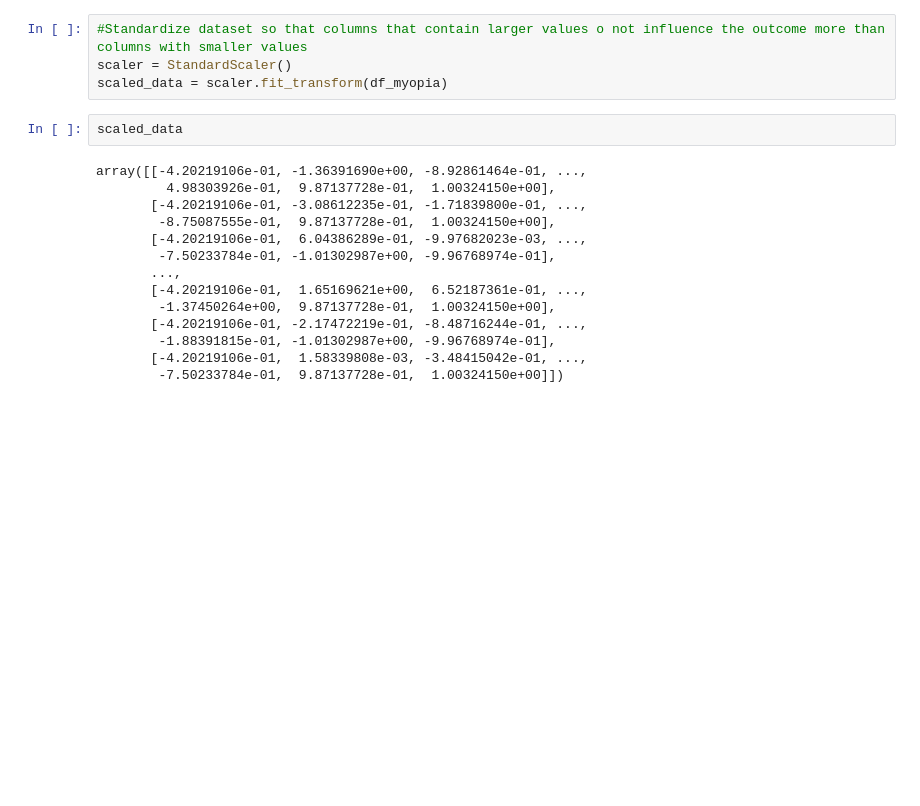
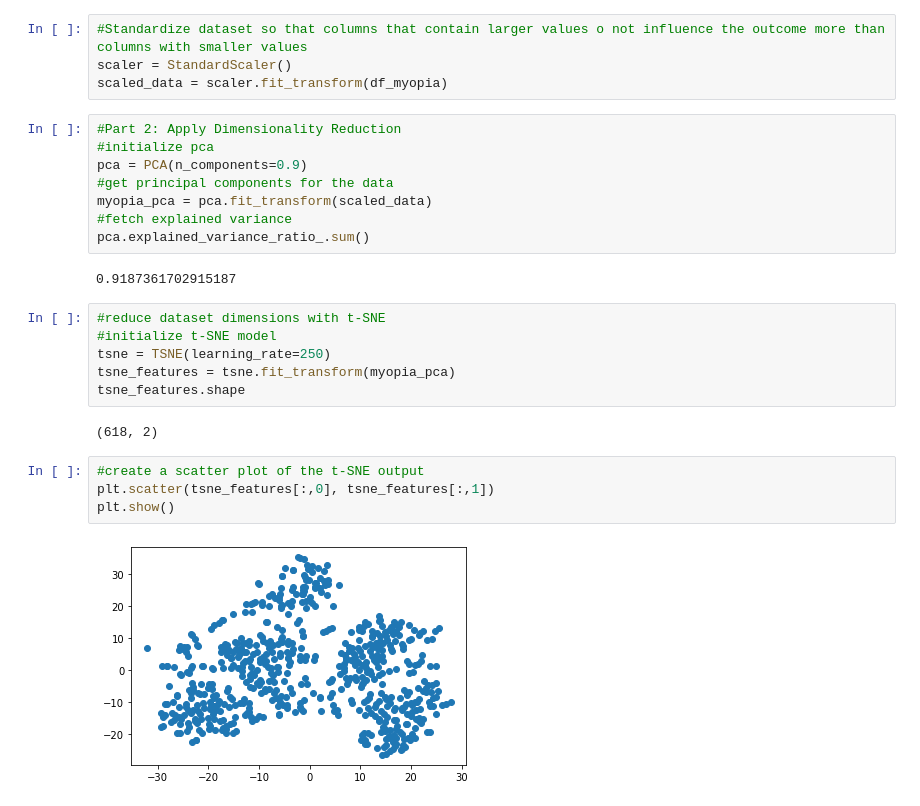
Before and after one commit to hnakim/unsupervised-machine-learning-challenge, a Jupyter notebook: myopia.ipynb, the cells around one changed output. Saved outputs shown, nothing was run; the diff lists cells and outputs as text; blank space fills up the shorter version.

Commit message:
uploaded parts 2 and 3

```diff
--- a/myopia.ipynb
+++ b/myopia.ipynb
@@ -31,19 +35,27 @@ df_myopia.head()
 #Standardize dataset so that columns that contain larger values o not influence the outcome more than columns with smaller values
 scaler = StandardScaler()
 scaled_data = scaler.fit_transform(df_myopia)
-# %%
-scaled_data
-# %% [output]
-array([[-4.20219106e-01, -1.36391690e+00, -8.92861464e-01, ...,
-         4.98303926e-01,  9.87137728e-01,  1.00324150e+00],
-       [-4.20219106e-01, -3.08612235e-01, -1.71839800e-01, ...,
-        -8.75087555e-01,  9.87137728e-01,  1.00324150e+00],
-       [-4.20219106e-01,  6.04386289e-01, -9.97682023e-03, ...,
-        -7.50233784e-01, -1.01302987e+00, -9.96768974e-01],
-       ...,
-       [-4.20219106e-01,  1.65169621e+00,  6.52187361e-01, ...,
-        -1.37450264e+00,  9.87137728e-01,  1.00324150e+00],
-       [-4.20219106e-01, -2.17472219e-01, -8.48716244e-01, ...,
-        -1.88391815e-01, -1.01302987e+00, -9.96768974e-01],
-       [-4.20219106e-01,  1.58339808e-03, -3.48415042e-01, ...,
-        -7.50233784e-01,  9.87137728e-01,  1.00324150e+00]])
+# %%
+#Part 2: Apply Dimensionality Reduction
+#initialize pca
+pca = PCA(n_components=0.9)
+#get principal components for the data
+myopia_pca = pca.fit_transform(scaled_data)
+#fetch explained variance
+pca.explained_variance_ratio_.sum()
+# %% [output]
+0.9187361702915187
+# %%
+#reduce dataset dimensions with t-SNE
+#initialize t-SNE model
+tsne = TSNE(learning_rate=250)
+tsne_features = tsne.fit_transform(myopia_pca)
+tsne_features.shape
+# %% [output]
+(618, 2)
+# %%
+#create a scatter plot of the t-SNE output
+plt.scatter(tsne_features[:,0], tsne_features[:,1])
+plt.show()
+# %% [output]
+[figure, added]
```
Also changed, not shown: parts of 3 cells of this notebook.
